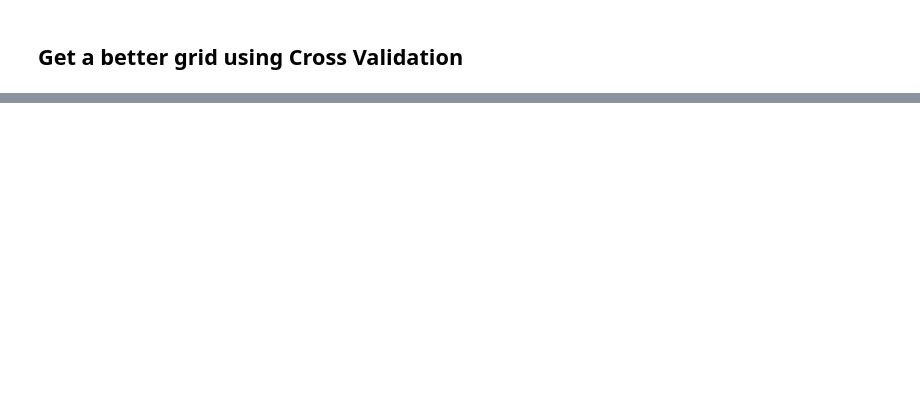
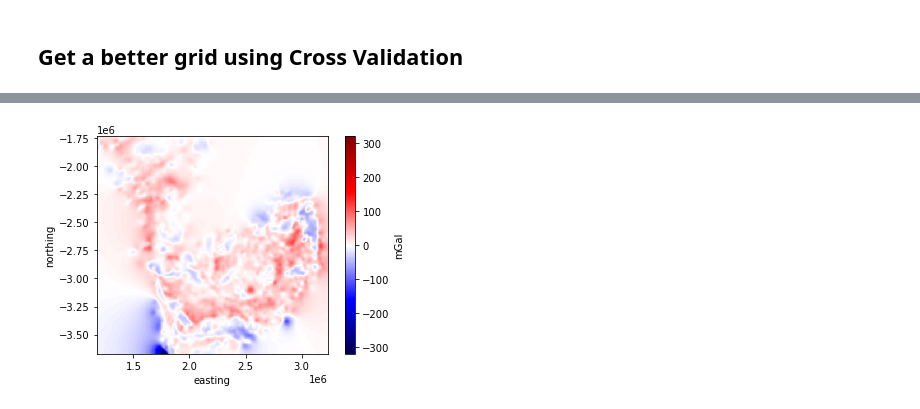
Before and after one commit to fatiando/transform2020-lightning, a Jupyter notebook: santisoler/harmonica_overview.ipynb, the cells around one changed output, grey strips where cells are left out. Saved outputs shown, nothing was run; the diff lists cells and outputs as text; code cells hidden in the pictures; blank space fills up the shorter version.

```diff
--- a/santisoler/harmonica_overview.ipynb
+++ b/santisoler/harmonica_overview.ipynb
@@ -303,0 +314,5 @@ KeyboardInterrupt:
+# %%
+best = np.argmax(scores)
+best_parameters = parameters_sets[best]
+print("Best score:", scores[best])
+print("Best parameters:", best_parameters)
@@ -303,0 +322,6 @@ KeyboardInterrupt:
+# %%
+gridder = hm.EQLHarmonic(**best_parameters)
+gridder.fit(coordinates, data.gravity_disturbance)
+
+gridder.extra_coords_name = "upward"
+grid = gridder.grid(spacing=5e3, extra_coords=2500, data_names=["gravity_disturbance"])
@@ -303,0 +341,7 @@ KeyboardInterrupt:
+# %%
+tmp = grid.gravity_disturbance.plot.pcolormesh(cmap="seismic", add_colorbar=False)
+plt.gca().set_aspect("equal")
+plt.colorbar(tmp, label="mGal")
+plt.show()
+# %% [output]
+[figure, added]
```
Also changed, not shown: parts of 20 cells of this notebook.
